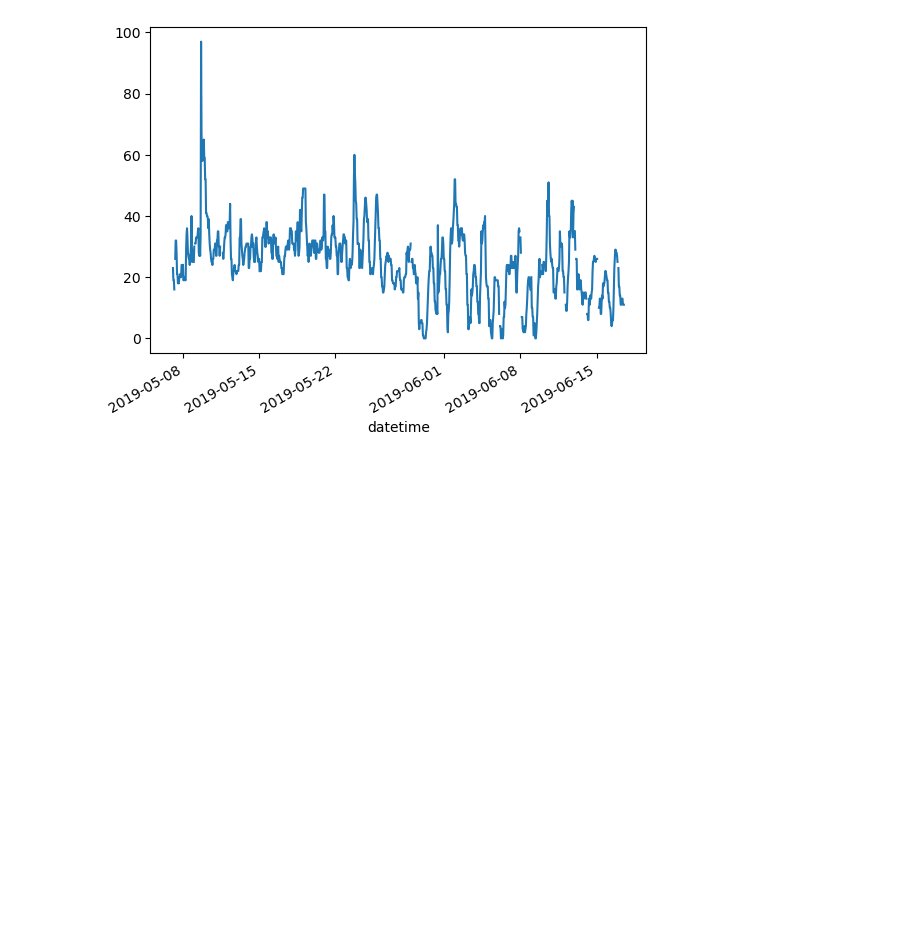
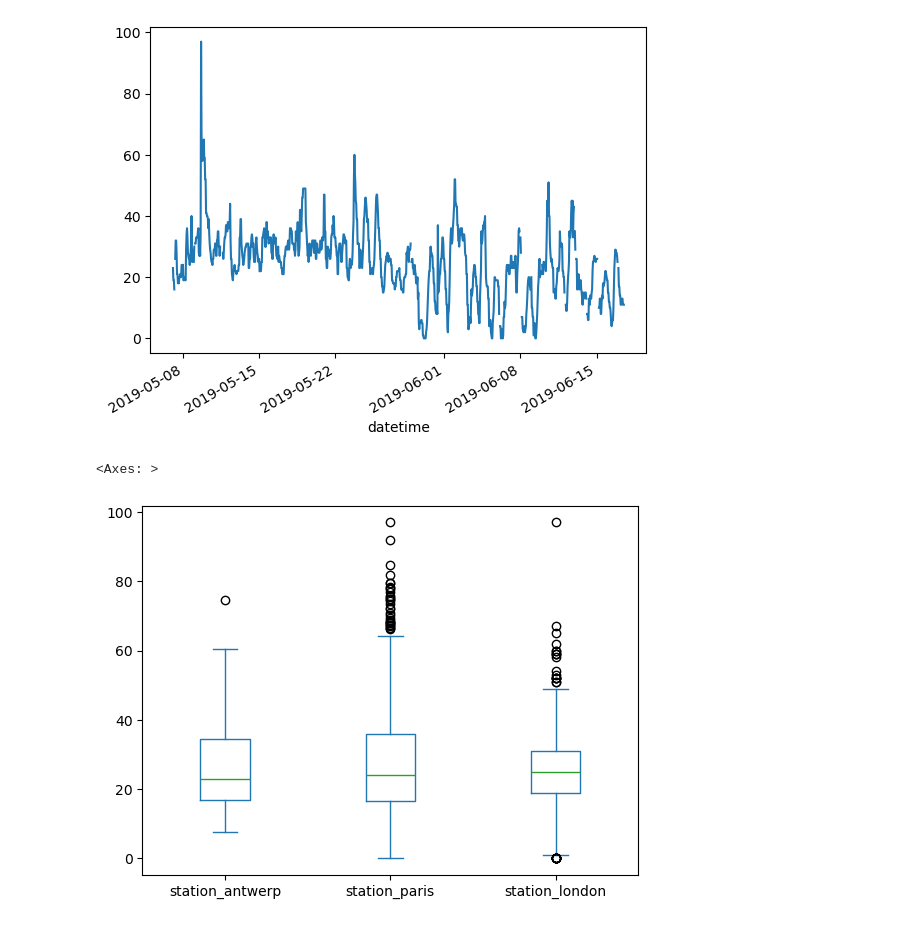
Before and after one commit to Botwex41/Pandas-Lesson, a Jupyter notebook: data.ipynb, the cells around one changed output. Drawn from its saved outputs; the diff is of its cells as text; code cells hidden in the pictures; blank space fills up the shorter version.

```diff
--- a/data.ipynb
+++ b/data.ipynb
@@ -29,3 +29,8 @@ London.plot()
 # %% [output]
 <Axes: xlabel='datetime'>
 [figure]
+# %%
+air_quality_df.plot.box()
+# %% [output]
+<Axes: >
+[figure, added]
```
Also changed, not shown: parts of 4 cells of this notebook.
